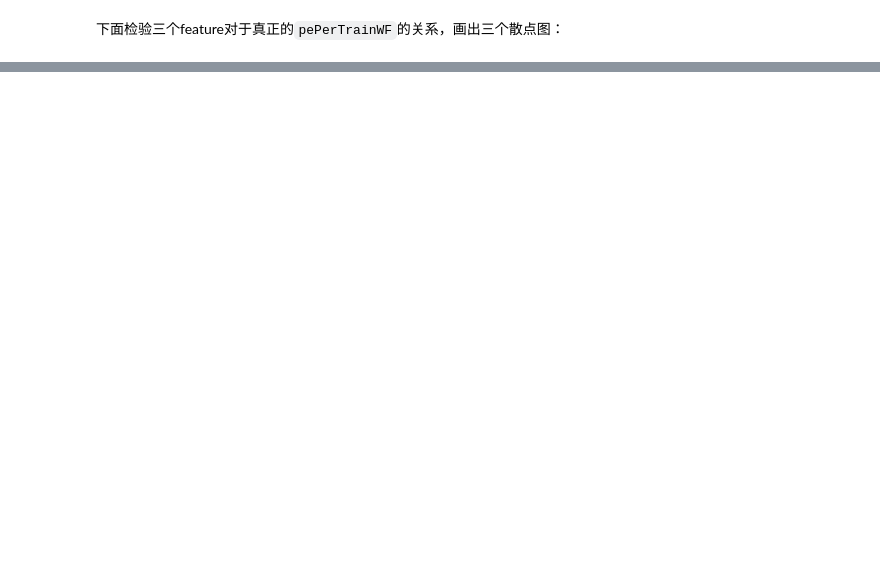
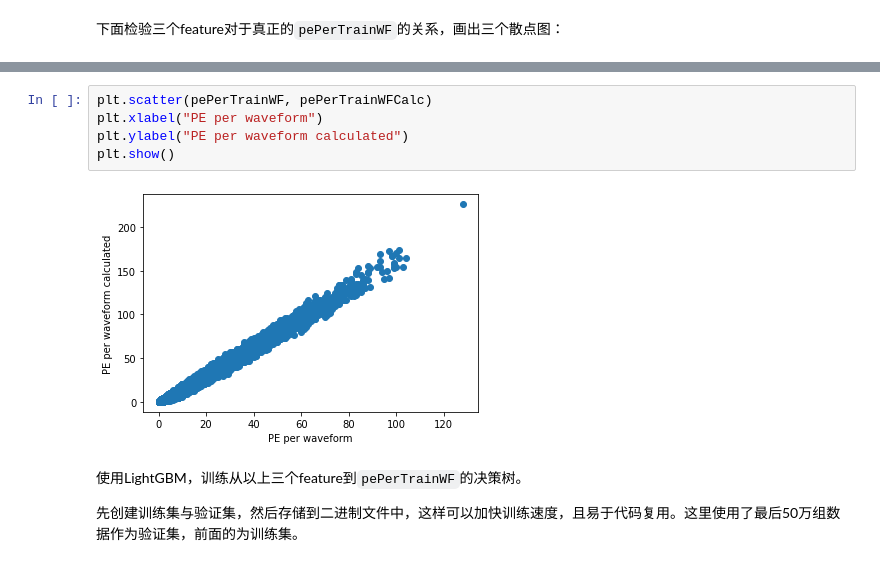
Before and after one commit to haimengzhao/juno-reconstruction, a Jupyter notebook: model.ipynb, the cells around one changed output, grey strips where cells are left out. Cells and saved outputs as stored; diff of their text form; blank space fills up the shorter version.

```diff
--- a/model.ipynb
+++ b/model.ipynb
@@ -800,0 +151,11 @@ array([18971., 23288., 41752., ..., 10660., 12040., 11545.])
+# %%
+plt.scatter(pePerTrainWF, pePerTrainWFCalc)
+plt.xlabel("PE per waveform")
+plt.ylabel("PE per waveform calculated")
+plt.show()
+# %% [output]
+[figure, added]
+# %% [markdown]
+使用LightGBM，训练从以上三个feature到`pePerTrainWF`的决策树。
+
+先创建训练集与验证集，然后存储到二进制文件中，这样可以加快训练速度，且易于代码复用。这里使用了最后50万组数据作为验证集，前面的为训练集。
```
Also changed, not shown: parts of 76 cells of this notebook, 11 other files.
